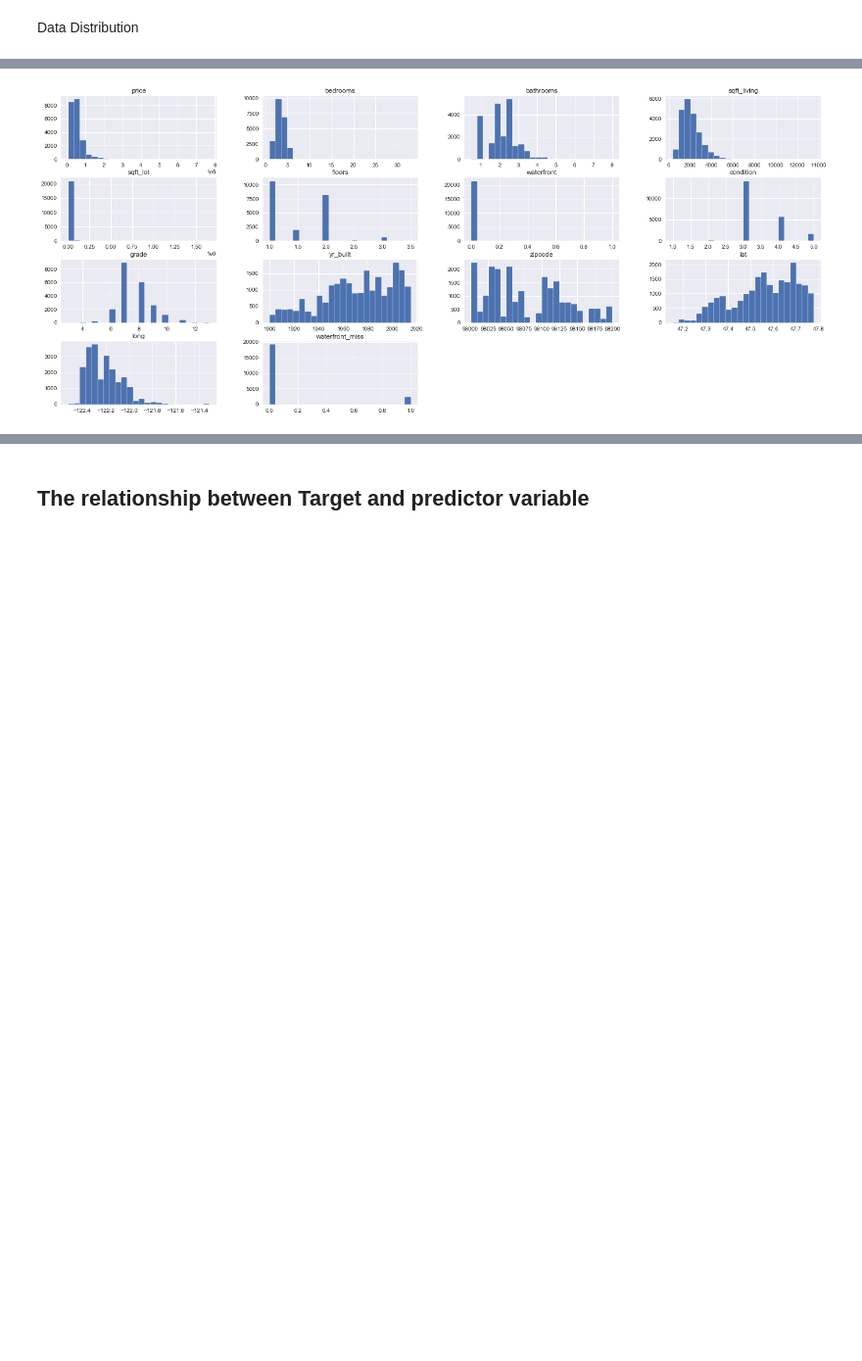
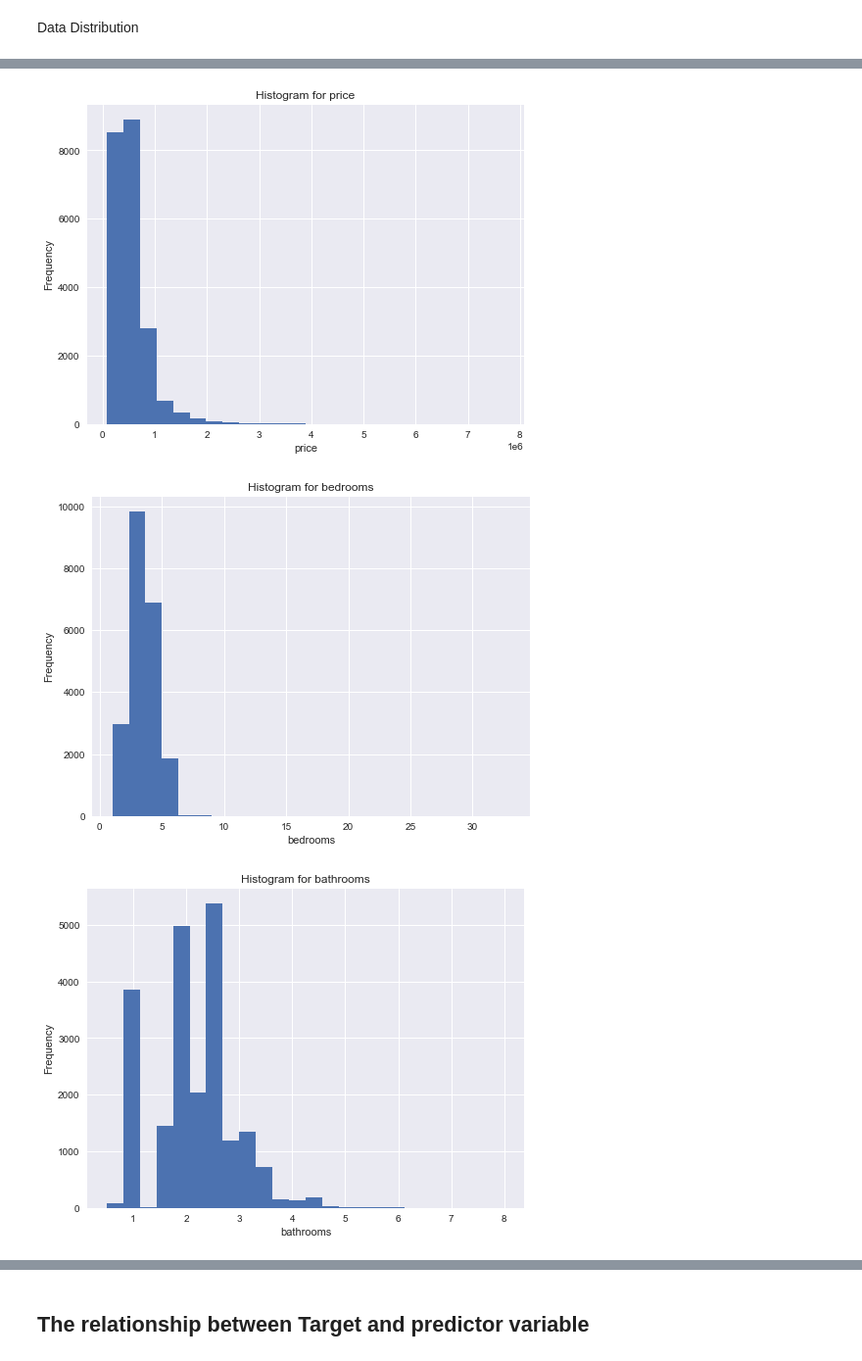
Before and after one commit to Lintarierick/Phase-2-project, a Jupyter notebook: student.ipynb, the cells around one changed output, grey strips where cells are left out. Shown at 98% size. Saved outputs shown, nothing was run; the diff lists cells and outputs as text; code cells hidden in the pictures; blank space fills up the shorter version.

```diff
--- a/student.ipynb
+++ b/student.ipynb
@@ -337,6 +348,13 @@ Data Distribution
 # %%
 #plotting histograms to visualize patterns in the data
-df_cleaned.hist(figsize = (24,10), bins= 24)
-plt.show()
+for column in df_cleaned.columns:
+    plt.figure(figsize=(8, 6))  # Adjust the figure size as needed
+    plt.hist(df_cleaned[column], bins=24)
+    plt.title(f'Histogram for {column}')
+    plt.xlabel(column)
+    plt.ylabel('Frequency')
+    plt.show()
 # %% [output]
-[figure, old version]
+[figure, new version]
+[figure, added]
+[figure, added]
```
Also changed, not shown: parts of 88 cells of this notebook.
